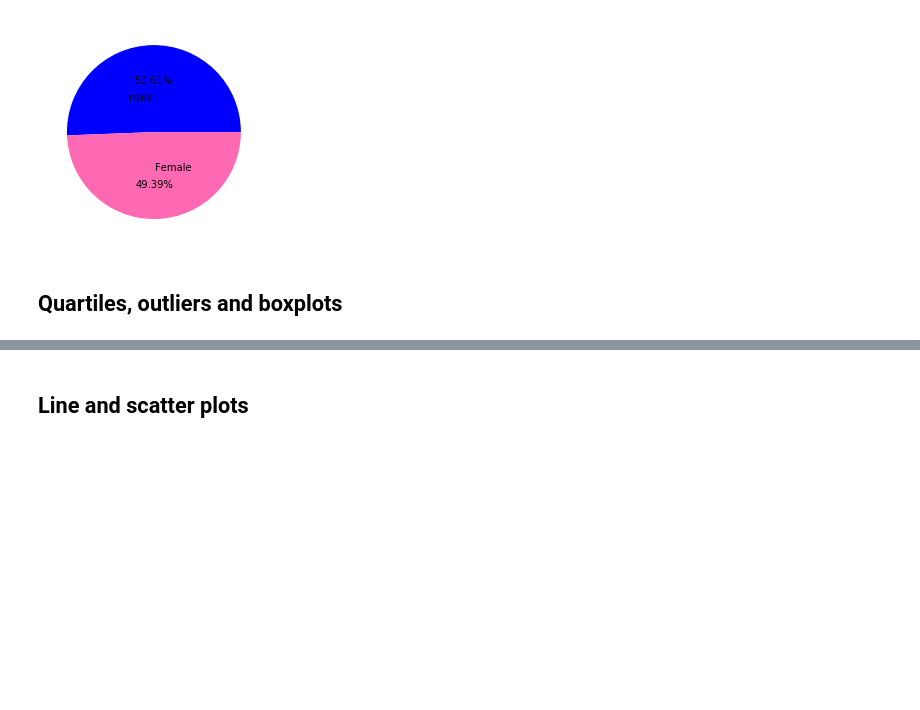
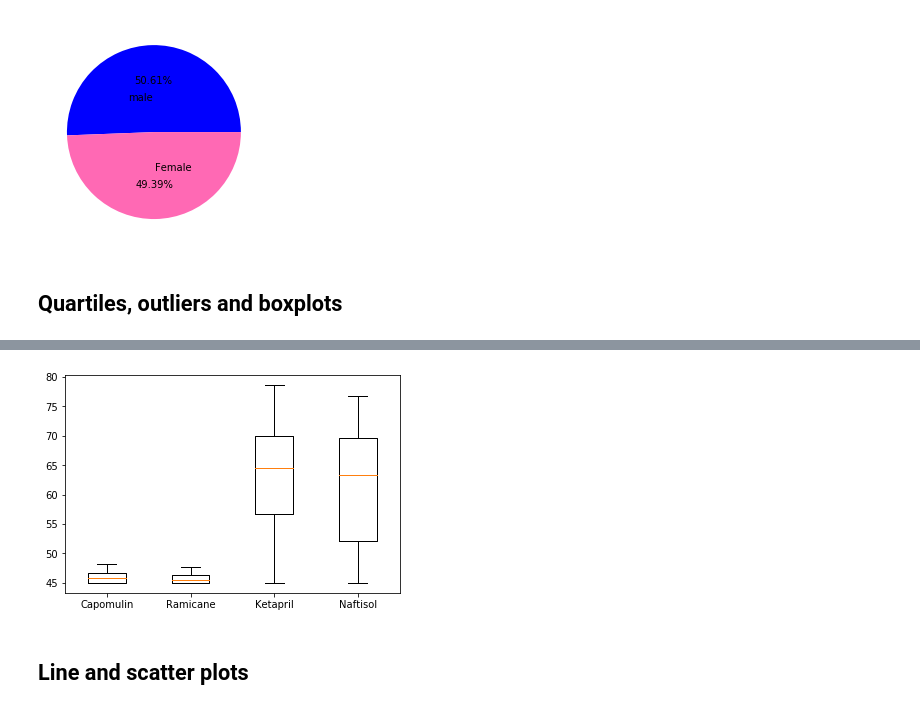
Before and after one commit to isoto1991/uci-databootcamp, a Jupyter notebook: Matplotlib/Instructions/Pymaceuticals/pymaceuticals_starter.ipynb, the cells around one changed output, grey strips where cells are left out. Drawn from its saved outputs; the diff is of its cells as text; code cells hidden in the pictures; blank space fills up the shorter version.

```diff
--- a/Matplotlib/Instructions/Pymaceuticals/pymaceuticals_starter.ipynb
+++ b/Matplotlib/Instructions/Pymaceuticals/pymaceuticals_starter.ipynb
@@ -95,3 +95,5 @@ plt.show()
 # %%
 # Calculate the final tumor volume of each mouse across four of the most promising treatment regimens.
 # Calculate the IQR and quantitatively determine if there are any potential outliers.
+final_tumor = df_merged.groupby(["Mouse_ID"]).max()
+final_tumor.head()
@@ -98,5 +108,14 @@ plt.show()
+# %%
+capomulin_tumor = final_tumor.loc[final_tumor["Drug_Regimen"] == "Capomulin"]['Tumor_Volume']
+ramicane_tumor = final_tumor.loc[final_tumor["Drug_Regimen"] == "Ramicane"]['Tumor_Volume']
+ketapril_tumor = final_tumor.loc[final_tumor["Drug_Regimen"] == "Ketapril"]['Tumor_Volume']
+naftisol_tumor = final_tumor.loc[final_tumor["Drug_Regimen"] == "Naftisol"]['Tumor_Volume']
 # %%
 # Generate a box plot of the final tumor volume of each mouse across four regimens of interest
+plt.boxplot([capomulin_tumor, ramicane_tumor, ketapril_tumor, naftisol_tumor], labels=['Capomulin','Ramicane','Ketapril','Naftisol'])
+plt.show()
+# %% [output]
+[figure, added]
 # %% [markdown]
 ## Line and scatter plots
 # %%
```
Also changed, not shown: parts of 7 cells of this notebook, 20 other files.
